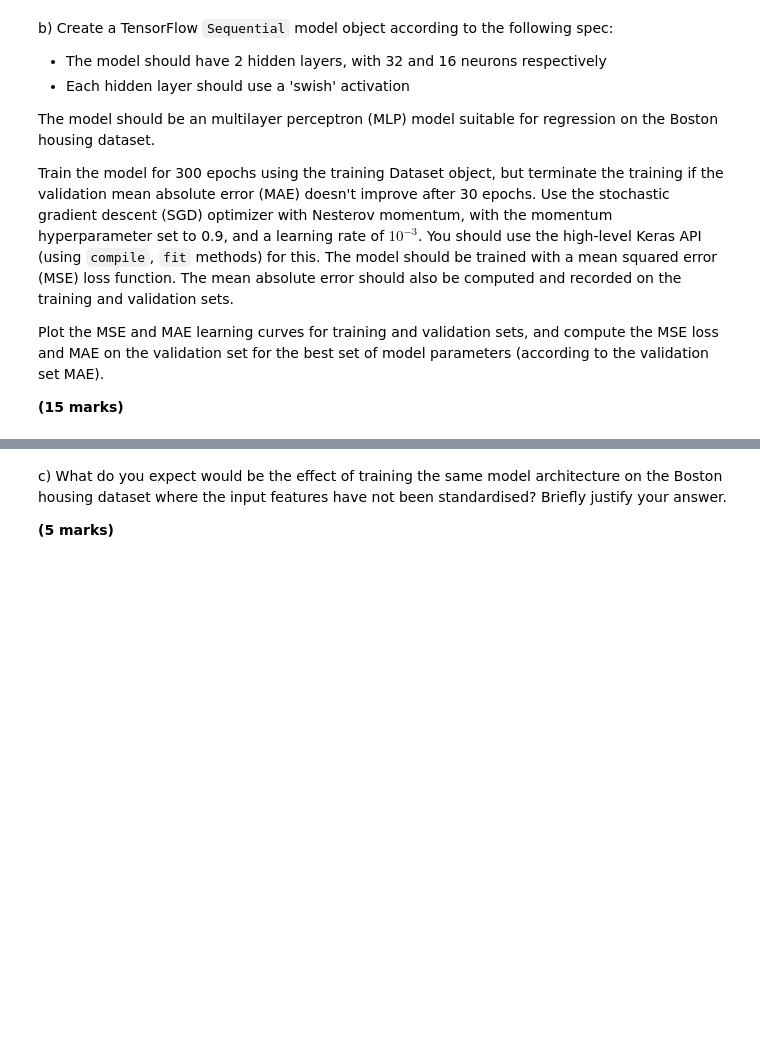
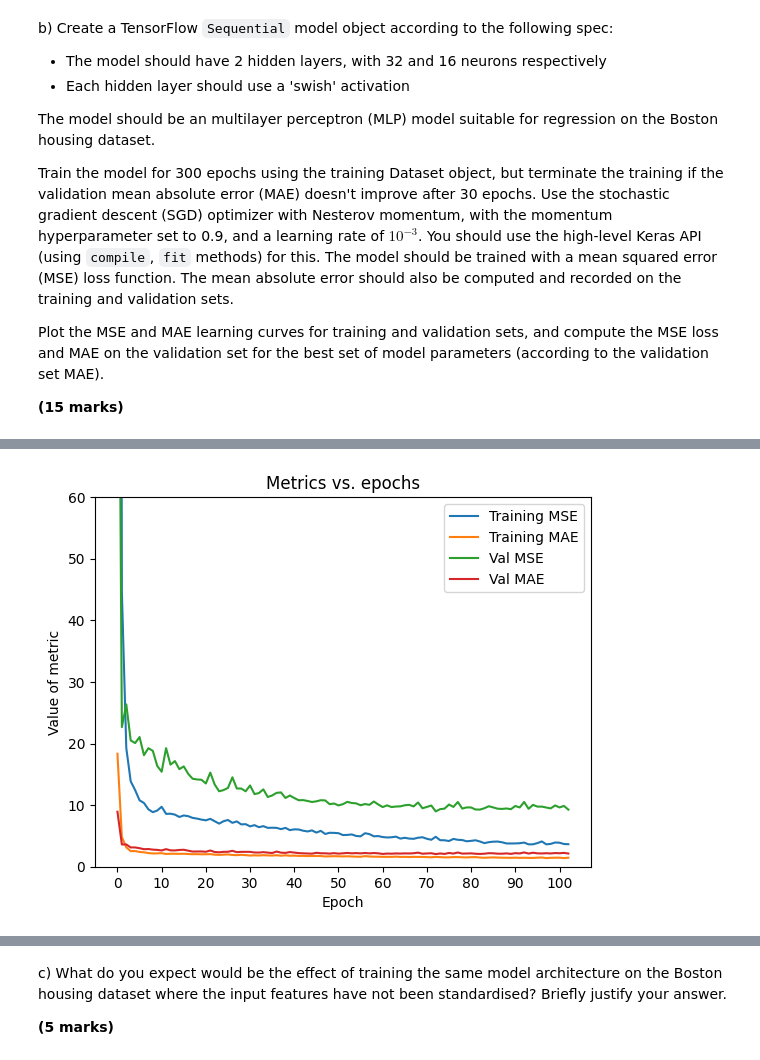
Before and after one commit to frasermartinx/DL, a Jupyter notebook: Week 4/Week 4 Coursework/Summative assessment 1.ipynb, the cells around one changed output, grey strips where cells are left out. Drawn from its saved outputs; the diff is of its cells as text; code cells hidden in the pictures; blank space fills up the shorter version.

```diff
--- a/Week 4/Week 4 Coursework/Summative assessment 1.ipynb
+++ b/Week 4/Week 4 Coursework/Summative assessment 1.ipynb
@@ -65,0 +141,15 @@ Plot the MSE and MAE learning curves for training and validation sets, and compu
+# %%
+#scaled plot
+plt.plot(history.history['loss'])
+plt.plot(history.history["mae"])
+plt.plot(history.history["val_loss"])
+plt.plot(history.history["val_mae"])
+plt.title('Metrics vs. epochs')
+plt.ylabel('Value of metric')
+plt.xlabel('Epoch')
+plt.ylim((0,60))
+plt.xticks(np.arange(len(history.history['loss']),step = 10))
+plt.legend(['Training MSE', 'Training MAE', "Val MSE","Val MAE"], loc='upper right')
+plt.show()
+# %% [output]
+[figure, added]
```
Also changed, not shown: parts of 28 cells of this notebook, 12 other files.
